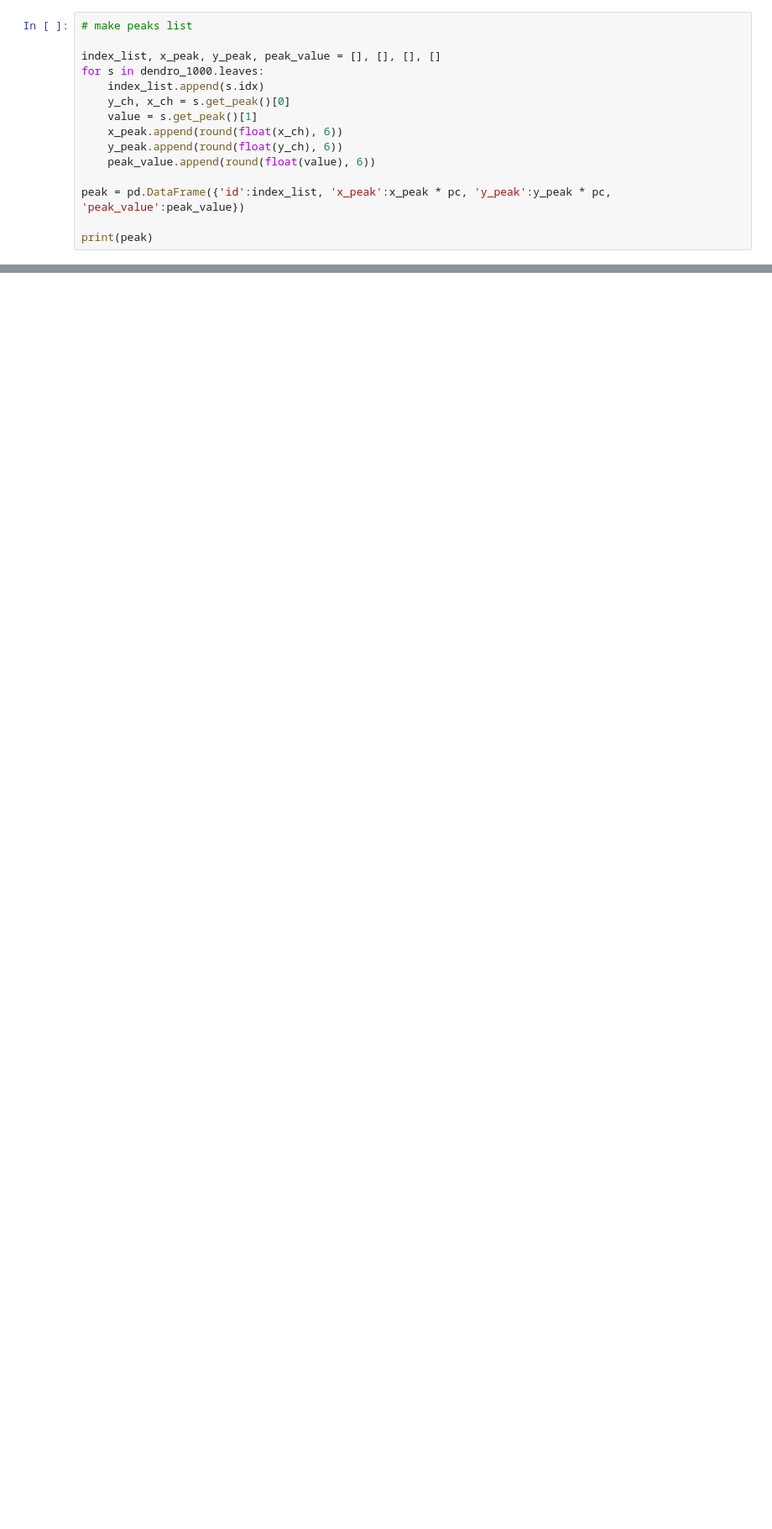
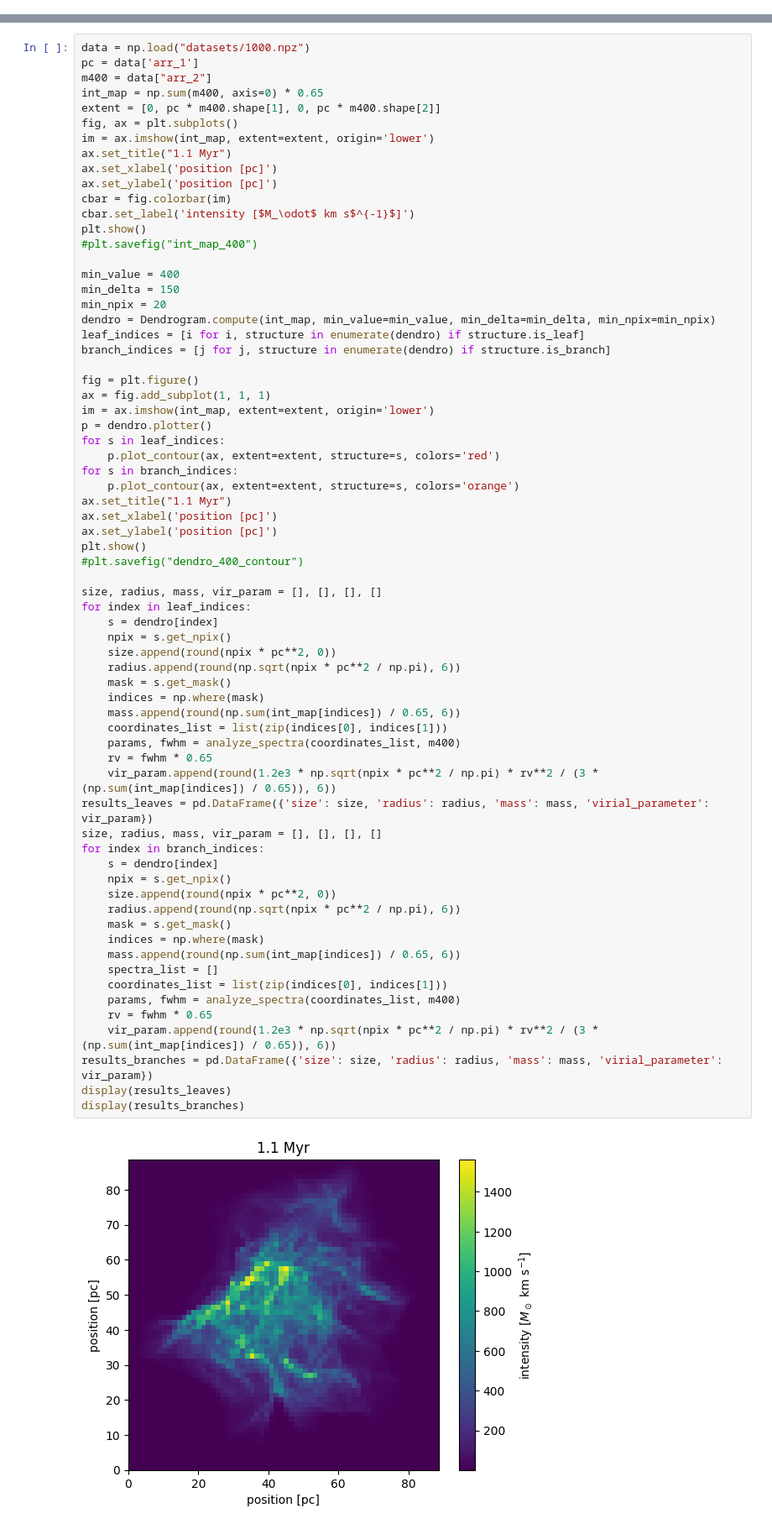
Before and after one commit to kotora260/StarGen, a Jupyter notebook: dendro2D_1000.ipynb, the cells around one changed output, grey strips where cells are left out. Shown at 84% size. Drawn from its saved outputs; the diff is of its cells as text; blank space fills up the shorter version.

```diff
--- a/dendro2D_1000.ipynb
+++ b/dendro2D_1000.ipynb
@@ -139,15 +13,0 @@ plt.tick_params(labelsize=12)
-# %%
-# make peaks list
-
-index_list, x_peak, y_peak, peak_value = [], [], [], []
-for s in dendro_1000.leaves:
-    index_list.append(s.idx)
-    y_ch, x_ch = s.get_peak()[0]
-    value = s.get_peak()[1]
-    x_peak.append(round(float(x_ch), 6))
-    y_peak.append(round(float(y_ch), 6))
-    peak_value.append(round(float(value), 6))
-
-peak = pd.DataFrame({'id':index_list, 'x_peak':x_peak * pc, 'y_peak':y_peak * pc, 'peak_value':peak_value})
-
-print(peak)
@@ -547,0 +35,70 @@ plt.savefig('trunk_int_1000', bbox_inches='tight')
+# %%
+data = np.load("datasets/1000.npz")
+pc = data['arr_1']
+m400 = data["arr_2"]
+int_map = np.sum(m400, axis=0) * 0.65
+extent = [0, pc * m400.shape[1], 0, pc * m400.shape[2]]
+fig, ax = plt.subplots()
+im = ax.imshow(int_map, extent=extent, origin='lower')
+ax.set_title("1.1 Myr")
+ax.set_xlabel('position [pc]')
+ax.set_ylabel('position [pc]')
+cbar = fig.colorbar(im)
+cbar.set_label('intensity [$M_\odot$ km s$^{-1}$]')
+plt.show()
+#plt.savefig("int_map_400")
+
+min_value = 400
+min_delta = 150
+min_npix = 20
+dendro = Dendrogram.compute(int_map, min_value=min_value, min_delta=min_delta, min_npix=min_npix)
+leaf_indices = [i for i, structure in enumerate(dendro) if structure.is_leaf]
+branch_indices = [j for j, structure in enumerate(dendro) if structure.is_branch]
+
+fig = plt.figure()
+ax = fig.add_subplot(1, 1, 1)
+im = ax.imshow(int_map, extent=extent, origin='lower')
+p = dendro.plotter()
+for s in leaf_indices:
+    p.plot_contour(ax, extent=extent, structure=s, colors='red')
+for s in branch_indices:
+    p.plot_contour(ax, extent=extent, structure=s, colors='orange')
+ax.set_title("1.1 Myr")
+ax.set_xlabel('position [pc]')
+ax.set_ylabel('position [pc]')
+plt.show()
+#plt.savefig("dendro_400_contour")
+
+size, radius, mass, vir_param = [], [], [], []
+for index in leaf_indices:
+    s = dendro[index]
+    npix = s.get_npix()
+    size.append(round(npix * pc**2, 0))
+    radius.append(round(np.sqrt(npix * pc**2 / np.pi), 6))
+    mask = s.get_mask()
+    indices = np.where(mask)
+    mass.append(round(np.sum(int_map[indices]) / 0.65, 6))
+    coordinates_list = list(zip(indices[0], indices[1]))
+    params, fwhm = analyze_spectra(coordinates_list, m400)
+    rv = fwhm * 0.65
+    vir_param.append(round(1.2e3 * np.sqrt(npix * pc**2 / np.pi) * rv**2 / (3 * (np.sum(int_map[indices]) / 0.65)), 6))
+results_leaves = pd.DataFrame({'size': size, 'radius': radius, 'mass': mass, 'virial_parameter': vir_param})
+size, radius, mass, vir_param = [], [], [], []
+for index in branch_indices:
+    s = dendro[index]
+    npix = s.get_npix()
+    size.append(round(npix * pc**2, 0))
+    radius.append(round(np.sqrt(npix * pc**2 / np.pi), 6))
+    mask = s.get_mask()
+    indices = np.where(mask)
+    mass.append(round(np.sum(int_map[indices]) / 0.65, 6))
+    spectra_list = []
+    coordinates_list = list(zip(indices[0], indices[1]))
+    params, fwhm = analyze_spectra(coordinates_list, m400)
+    rv = fwhm * 0.65
+    vir_param.append(round(1.2e3 * np.sqrt(npix * pc**2 / np.pi) * rv**2 / (3 * (np.sum(int_map[indices]) / 0.65)), 6))
+results_branches = pd.DataFrame({'size': size, 'radius': radius, 'mass': mass, 'virial_parameter': vir_param})
+display(results_leaves)
+display(results_branches)
+# %% [output]
+[figure, added]
```
Also changed, not shown: parts of 24 cells of this notebook.
